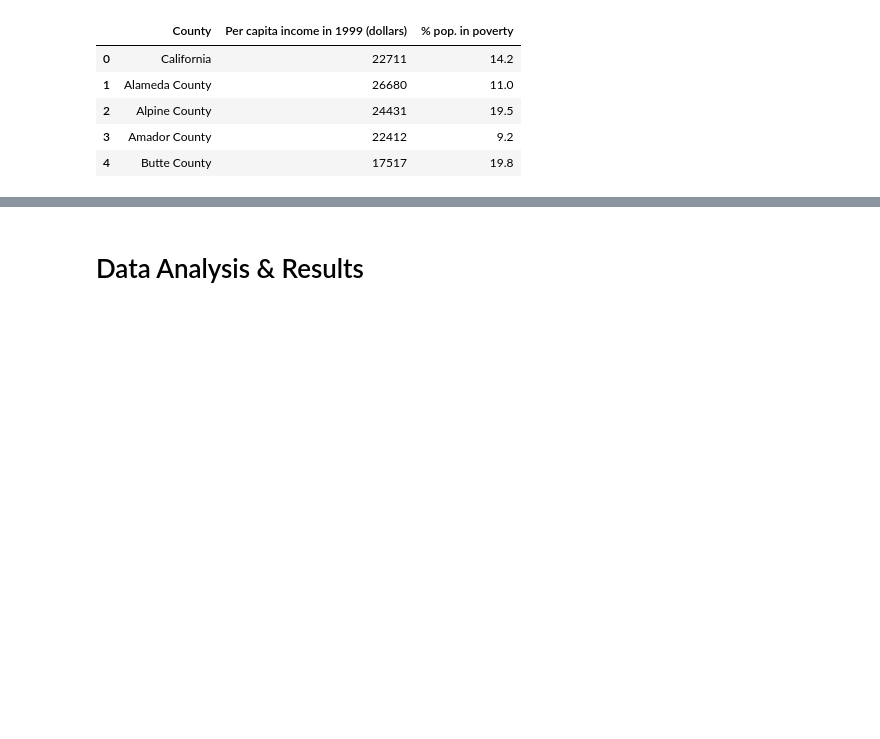
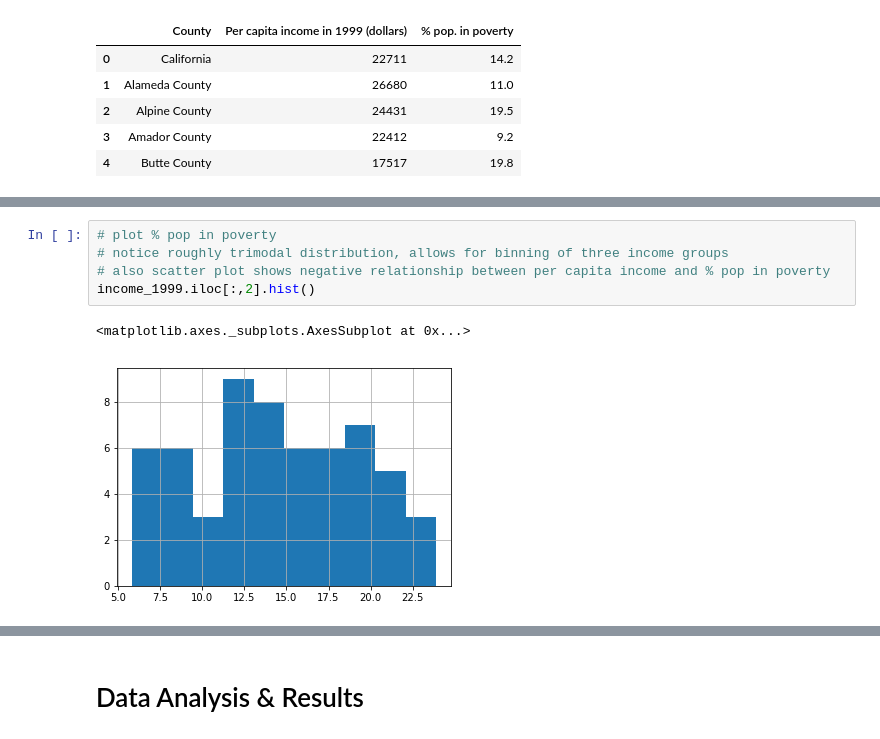
Before and after one commit to jacobmoul/COGS108_Repo, a Jupyter notebook: Final Project/FinalProject.ipynb, the cells around one changed output, grey strips where cells are left out. Saved outputs shown, nothing was run; the diff lists cells and outputs as text; blank space fills up the shorter version.

```diff
--- a/Final Project/FinalProject.ipynb
+++ b/Final Project/FinalProject.ipynb
@@ -225,0 +232,8 @@ income_1999.head()
+# %%
+# plot % pop in poverty
+# notice roughly trimodal distribution, allows for binning of three income groups
+# also scatter plot shows negative relationship between per capita income and % pop in poverty
+income_1999.iloc[:,2].hist()
+# %% [output]
+<matplotlib.axes._subplots.AxesSubplot at 0x...>
+[figure, added]
```
Also changed, not shown: parts of 9 cells of this notebook.
